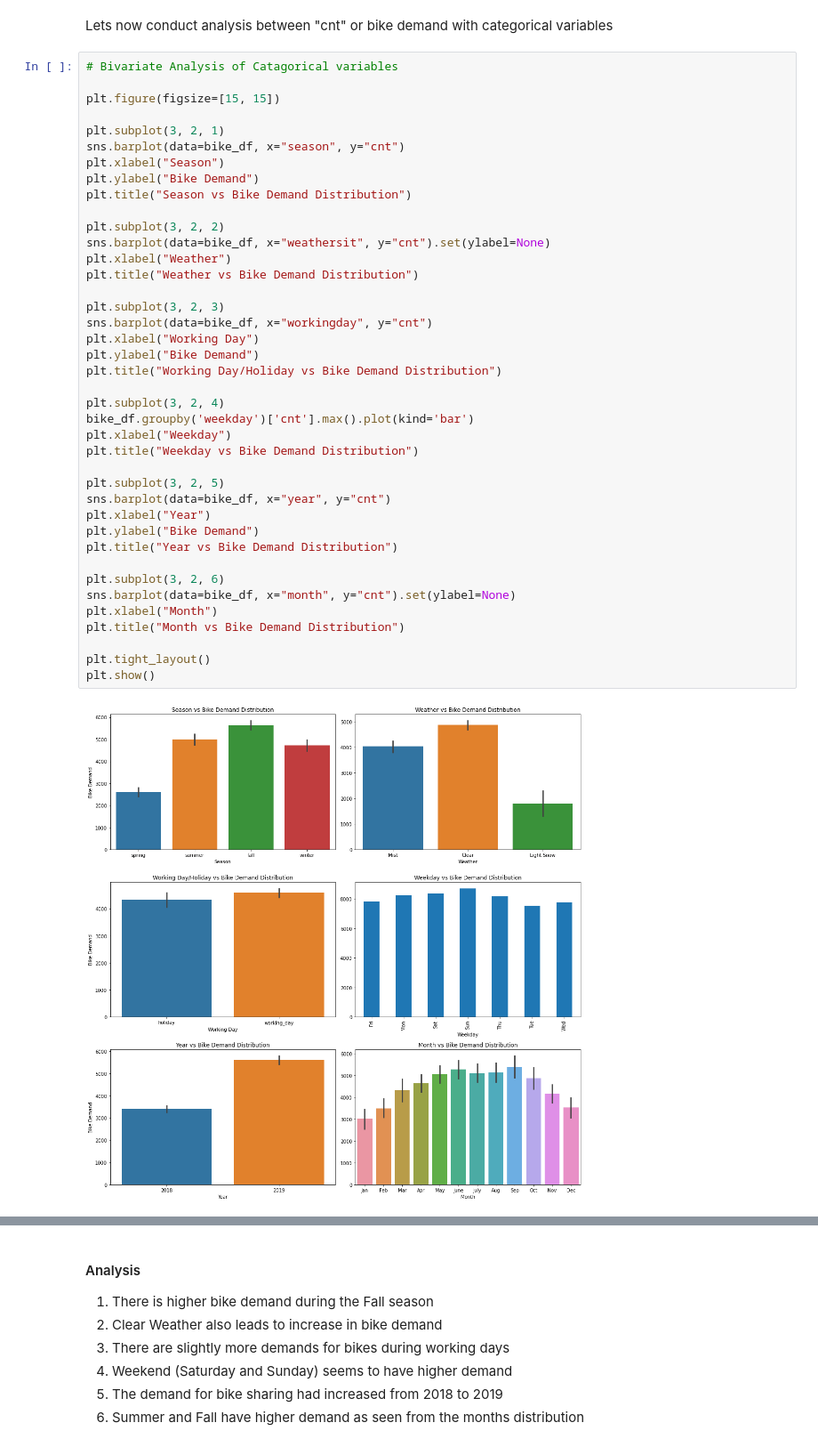
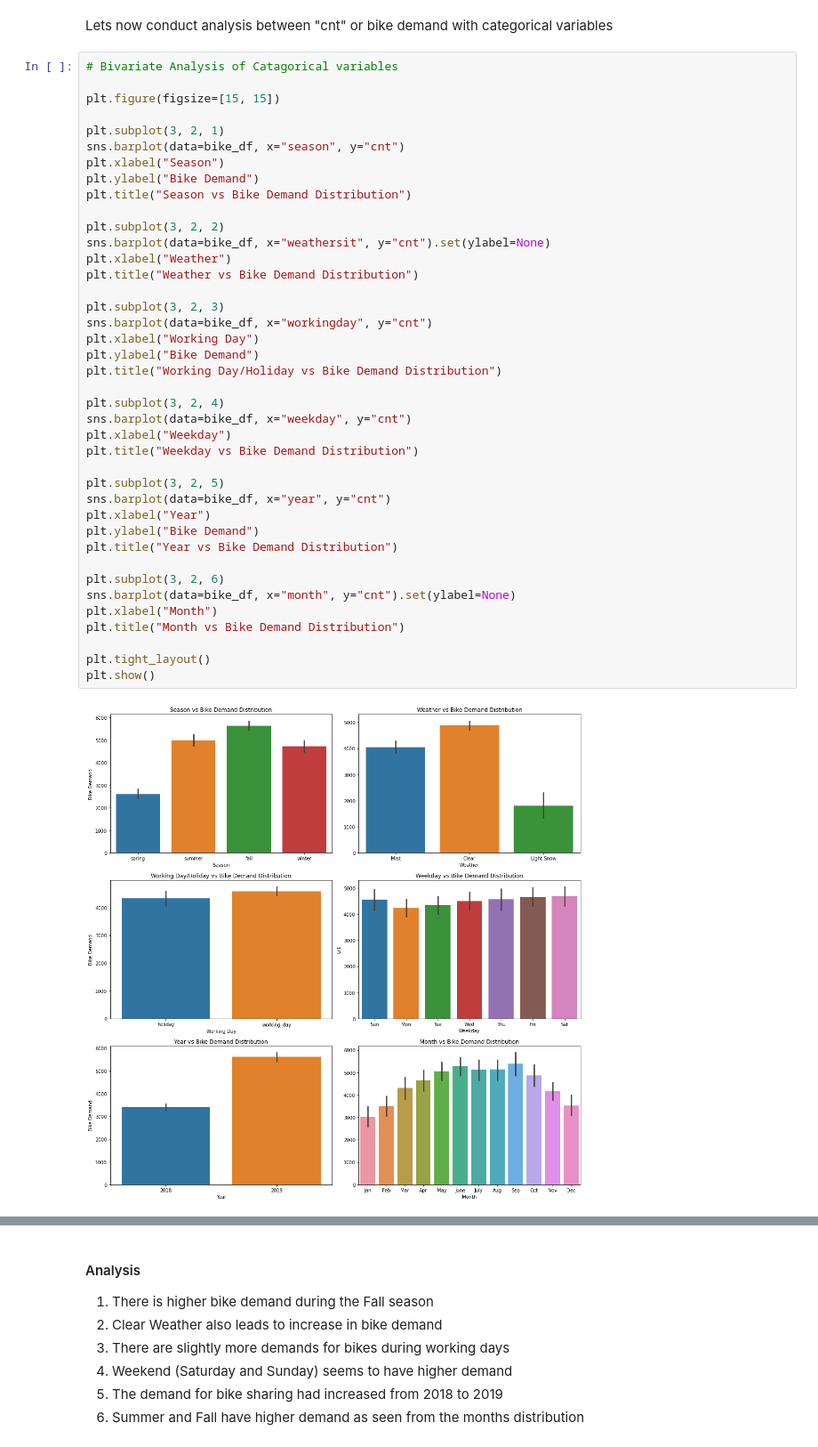
Before and after one commit to abym-droid/upgrad-bike-sharing-linear-regression-assignment, a Jupyter notebook: bike-sharing-model-abhishek-mukherjee.ipynb, the cells around one changed output, grey strips where cells are left out. Shown at 89% size. Drawn from its saved outputs; the diff is of its cells as text.

```diff
--- a/bike-sharing-model-abhishek-mukherjee.ipynb
+++ b/bike-sharing-model-abhishek-mukherjee.ipynb
@@ -477,32 +477,32 @@ plt.title("Season vs Bike Demand Distribution")
 
 plt.subplot(3, 2, 2)
 sns.barplot(data=bike_df, x="weathersit", y="cnt").set(ylabel=None)
 plt.xlabel("Weather")
 plt.title("Weather vs Bike Demand Distribution")
 
 plt.subplot(3, 2, 3)
 sns.barplot(data=bike_df, x="workingday", y="cnt")
 plt.xlabel("Working Day")
 plt.ylabel("Bike Demand")
 plt.title("Working Day/Holiday vs Bike Demand Distribution")
 
 plt.subplot(3, 2, 4)
-bike_df.groupby('weekday')['cnt'].max().plot(kind='bar')
+sns.barplot(data=bike_df, x="weekday", y="cnt")
 plt.xlabel("Weekday")
 plt.title("Weekday vs Bike Demand Distribution")
 
 plt.subplot(3, 2, 5)
 sns.barplot(data=bike_df, x="year", y="cnt")
 plt.xlabel("Year")
 plt.ylabel("Bike Demand")
 plt.title("Year vs Bike Demand Distribution")
 
 plt.subplot(3, 2, 6)
 sns.barplot(data=bike_df, x="month", y="cnt").set(ylabel=None)
 plt.xlabel("Month")
 plt.title("Month vs Bike Demand Distribution")
 
 plt.tight_layout()
 plt.show()
 # %% [output]
-[figure, old version]
+[figure, new version]
```
Also changed, not shown: parts of 4 cells of this notebook.
